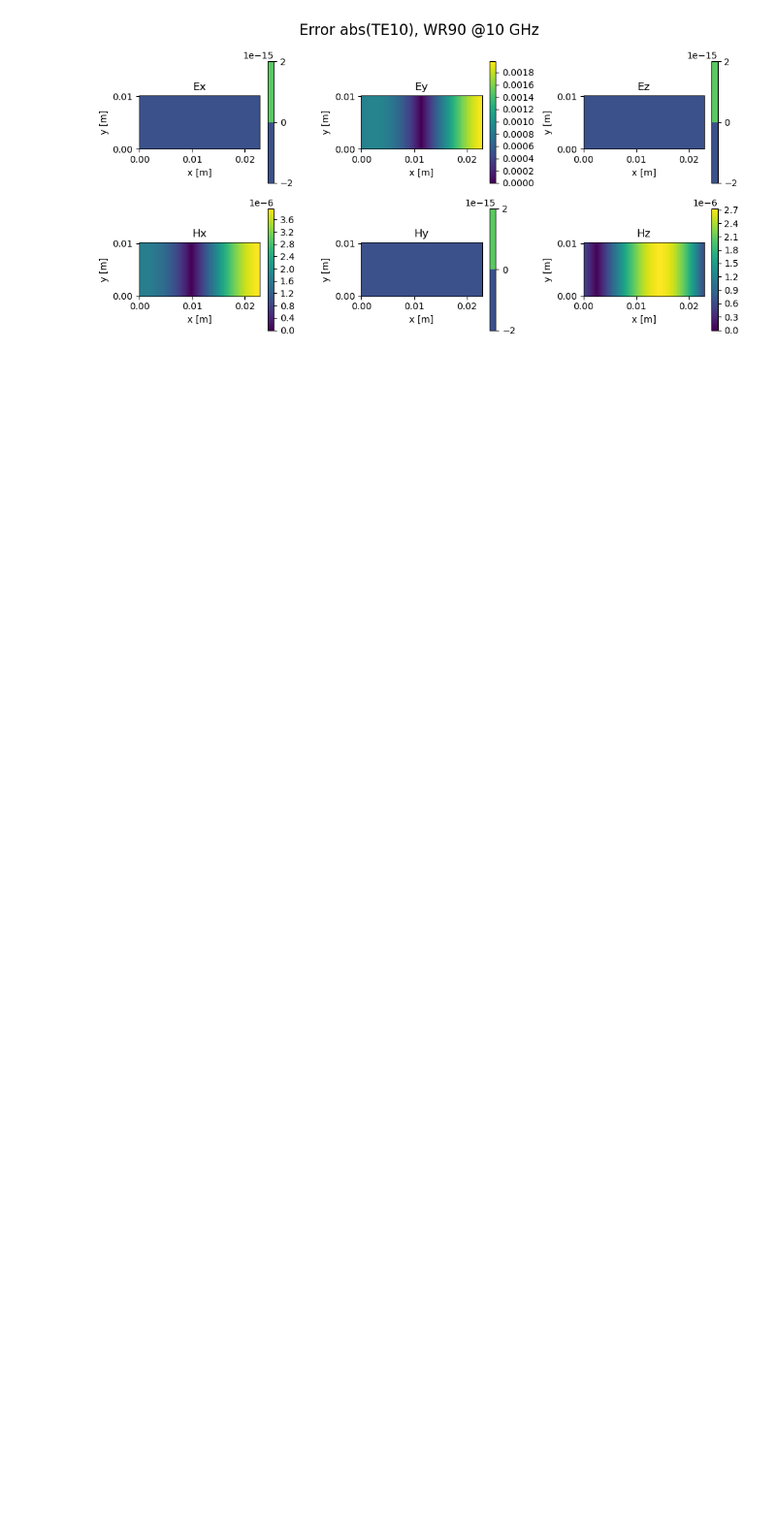
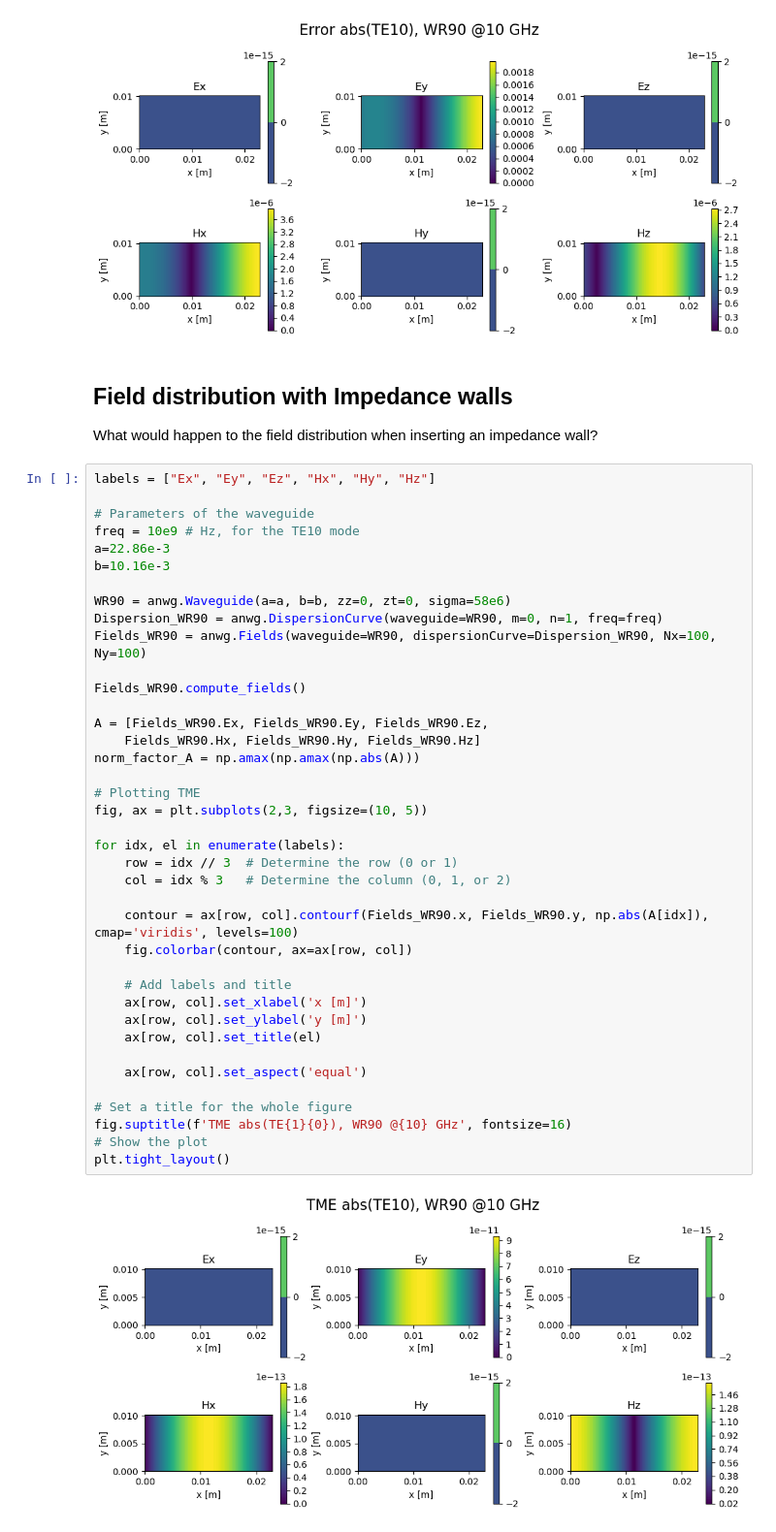
Before and after one commit to lsito/Anisotropic_Walls_Waveguides, a Jupyter notebook: test_fields_TE10_metallic.ipynb, the cells around one changed output. Shown at 97% size. Cells and saved outputs as stored; diff of their text form; blank space fills up the shorter version.

```diff
--- a/test_fields_TE10_metallic.ipynb
+++ b/test_fields_TE10_metallic.ipynb
@@ -119,3 +121,47 @@ fig.suptitle(f'Error abs(TE{1}{0}), WR90 @{10} GHz', fontsize=16)
 plt.tight_layout()
 # %% [output]
 [figure]
+# %% [markdown]
+## Field distribution with Impedance walls
+What would happen to the field distribution when inserting an impedance wall?
+# %%
+labels = ["Ex", "Ey", "Ez", "Hx", "Hy", "Hz"]
+
+# Parameters of the waveguide
+freq = 10e9 # Hz, for the TE10 mode
+a=22.86e-3
+b=10.16e-3
+
+WR90 = anwg.Waveguide(a=a, b=b, zz=0, zt=0, sigma=58e6)
+Dispersion_WR90 = anwg.DispersionCurve(waveguide=WR90, m=0, n=1, freq=freq)
+Fields_WR90 = anwg.Fields(waveguide=WR90, dispersionCurve=Dispersion_WR90, Nx=100, Ny=100)
+
+Fields_WR90.compute_fields()
+
+A = [Fields_WR90.Ex, Fields_WR90.Ey, Fields_WR90.Ez,
+    Fields_WR90.Hx, Fields_WR90.Hy, Fields_WR90.Hz]
+norm_factor_A = np.amax(np.amax(np.abs(A)))
+
+# Plotting TME
+fig, ax = plt.subplots(2,3, figsize=(10, 5))
+
+for idx, el in enumerate(labels):
+    row = idx // 3  # Determine the row (0 or 1)
+    col = idx % 3   # Determine the column (0, 1, or 2)
+
+    contour = ax[row, col].contourf(Fields_WR90.x, Fields_WR90.y, np.abs(A[idx]), cmap='viridis', levels=100)
+    fig.colorbar(contour, ax=ax[row, col])
+
+    # Add labels and title
+    ax[row, col].set_xlabel('x [m]')
+    ax[row, col].set_ylabel('y [m]')
+    ax[row, col].set_title(el)
+
+    ax[row, col].set_aspect('equal')
+
+# Set a title for the whole figure
+fig.suptitle(f'TME abs(TE{1}{0}), WR90 @{10} GHz', fontsize=16)
+# Show the plot
+plt.tight_layout()
+# %% [output]
+[figure, added]
```
Also changed, not shown: parts of 2 cells of this notebook, 2 other files.
